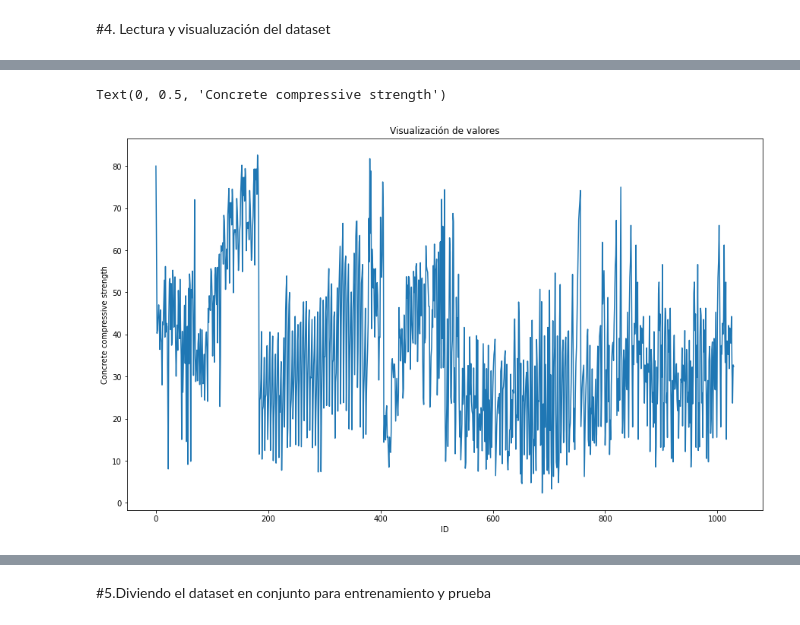
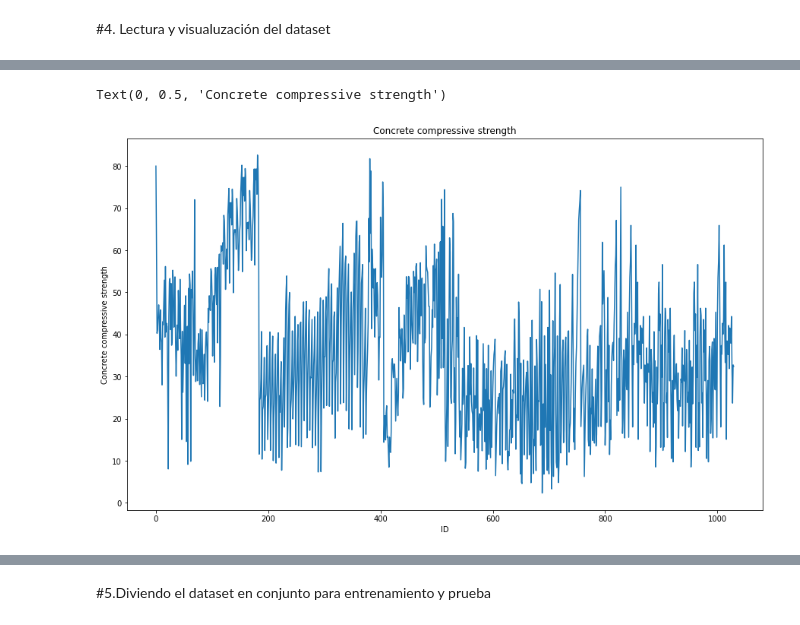
Before and after one commit to sainosmichelle/sainosmichelle.github.io, a Jupyter notebook: assets/files/Tema6/reg_lin/6.1.2 Regresion_multiple_concreto.ipynb, the cells around one changed output, grey strips where cells are left out. Cells and saved outputs as stored; diff of their text form; code cells hidden in the pictures.

```diff
--- a/assets/files/Tema6/reg_lin/6.1.2 Regresion_multiple_concreto.ipynb
+++ b/assets/files/Tema6/reg_lin/6.1.2 Regresion_multiple_concreto.ipynb
@@ -33,11 +33,12 @@ name = 'Concrete_data.csv'
 # %% [markdown]
 #3. Importación de librerías
 # %%
-import numpy as np
-import _____ as plt
-import pandas as pd
+import numpy as ___
+import matplotlib.pyplot as plt
+import pandas as ___
+import seaborn as ___
 import os
-path_file = os.path.join(path,name)
+path_file = os.path.join(___,___)
 # %% [markdown]
 #4. Lectura y visualuzación del dataset
 # %%
@@ -60,10 +78,10 @@ dataset.head(10)
 # %%
 plt.figure(figsize=(15, 9))
 plt.plot(y)
 
-plt.title('Visualización de valores')
+plt.title('Concrete compressive strength')
 plt.xlabel('ID')
 plt.ylabel('Concrete compressive strength')
 # %% [output]
 Text(0, 0.5, 'Concrete compressive strength')
-[figure, old version]
+[figure, new version]
```
Also changed, not shown: parts of 25 cells of this notebook, 9 other files.
